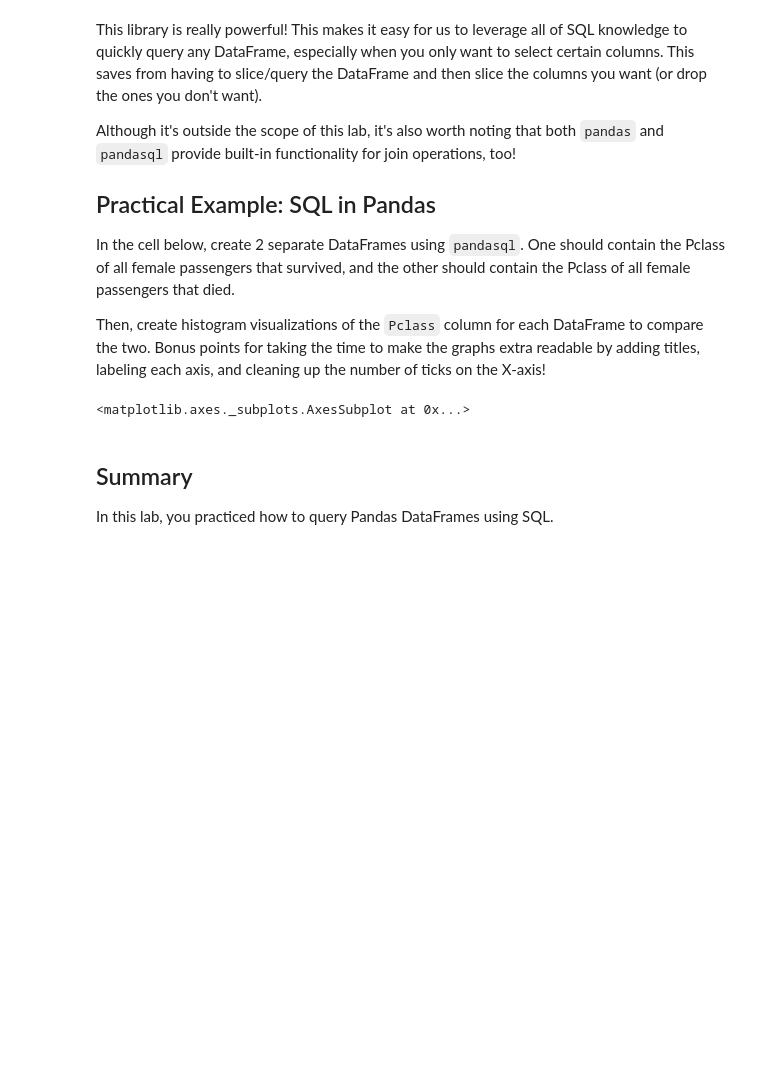
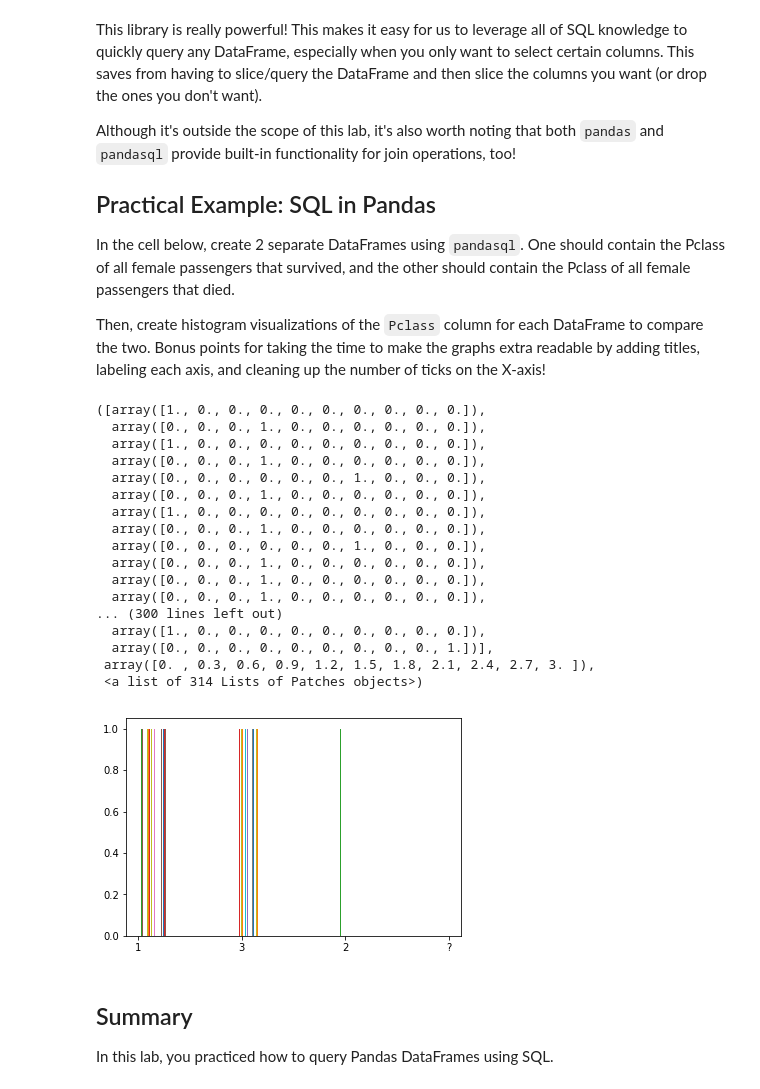
Before and after one commit to ortsed/dsc-using-sql-with-pandas-lab-dc-ds-career-042219, a Jupyter notebook: index.ipynb, the cells around one changed output. Saved outputs shown, nothing was run; the diff lists cells and outputs as text; code cells hidden in the pictures; blank space fills up the shorter version.

```diff
--- a/index.ipynb
+++ b/index.ipynb
@@ -299,18 +299,35 @@ Then, create histogram visualizations of the `Pclass` column for each DataFrame
 # %%
 # Write your queries in these variables to keep your code well-formatted and readable
 q3 = """Select Pclass from df where Sex='female'"""
 
 #and Survived=1 """
 q4 = """ Select Pclass from df where sex='female' and Survived = 0"""
 
 survived_females_by_pclass_df = pysqldf(q3)
 died_females_by_pclass_df = pysqldf(q3)
 
 # Create and label the histograms for each below!
 #survived_females_by_pclass_df.Pclass.head()
-died_females_by_pclass_df.Pclass.hist()
+plt.hist(died_females_by_pclass_df.Pclass)
 # %% [output]
-<matplotlib.axes._subplots.AxesSubplot at 0x...>
+([array([1., 0., 0., 0., 0., 0., 0., 0., 0., 0.]),
+  array([0., 0., 0., 1., 0., 0., 0., 0., 0., 0.]),
+  array([1., 0., 0., 0., 0., 0., 0., 0., 0., 0.]),
+  array([0., 0., 0., 1., 0., 0., 0., 0., 0., 0.]),
+  array([0., 0., 0., 0., 0., 0., 1., 0., 0., 0.]),
+  array([0., 0., 0., 1., 0., 0., 0., 0., 0., 0.]),
+  array([1., 0., 0., 0., 0., 0., 0., 0., 0., 0.]),
+  array([0., 0., 0., 1., 0., 0., 0., 0., 0., 0.]),
+  array([0., 0., 0., 0., 0., 0., 1., 0., 0., 0.]),
+  array([0., 0., 0., 1., 0., 0., 0., 0., 0., 0.]),
+  array([0., 0., 0., 1., 0., 0., 0., 0., 0., 0.]),
+  array([0., 0., 0., 1., 0., 0., 0., 0., 0., 0.]),
+... (300 lines left out)
+  array([1., 0., 0., 0., 0., 0., 0., 0., 0., 0.]),
+  array([0., 0., 0., 0., 0., 0., 0., 0., 0., 1.])],
+ array([0. , 0.3, 0.6, 0.9, 1.2, 1.5, 1.8, 2.1, 2.4, 2.7, 3. ]),
+ <a list of 314 Lists of Patches objects>)
+[figure, added]
 # %% [markdown]
 ## Summary
 
```
